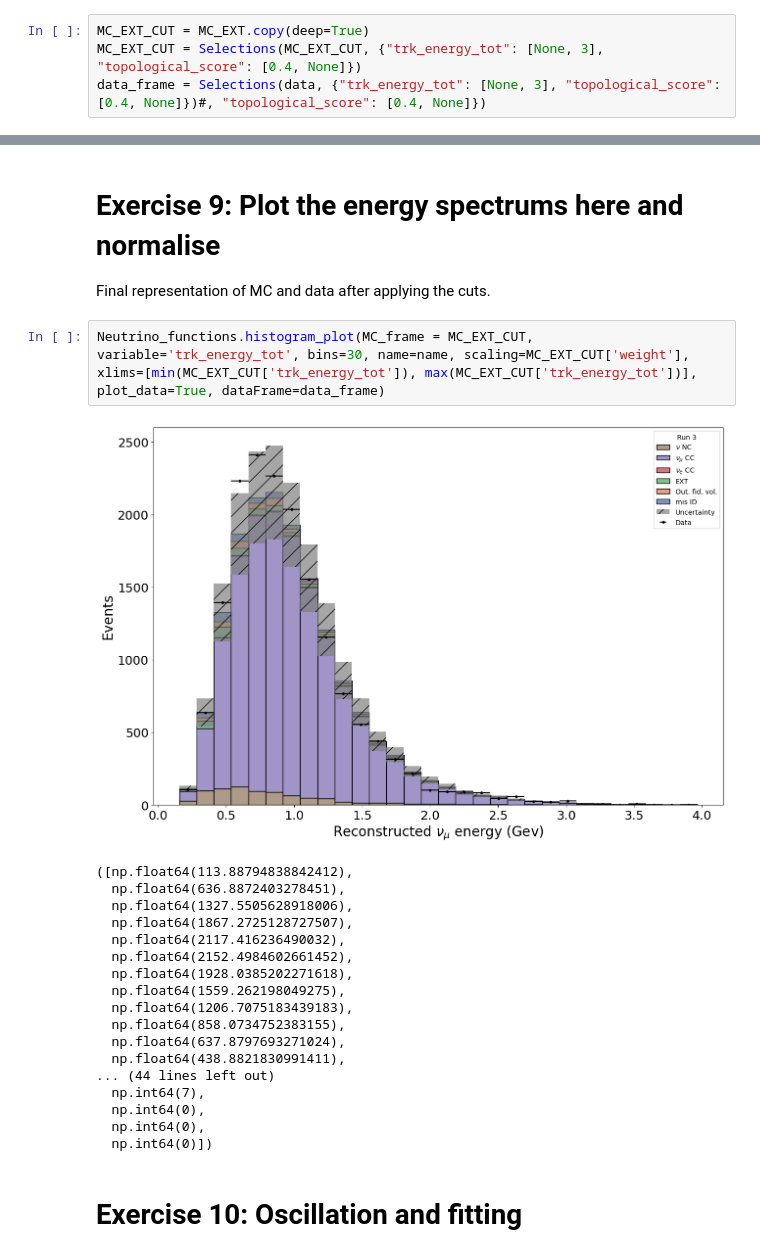
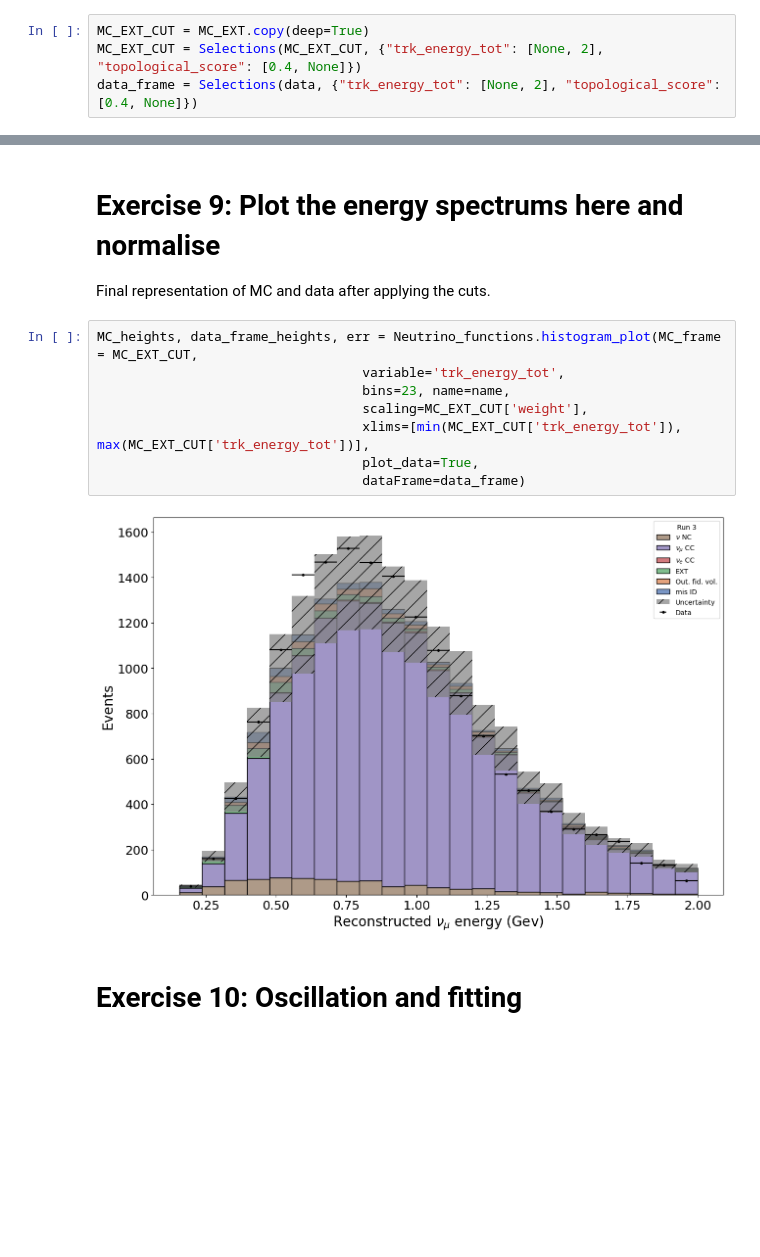
Before and after one commit to fredrikshaw/UOMLabs, a Jupyter notebook: MainAnalysis_template.ipynb, the cells around one changed output, grey strips where cells are left out. Saved outputs shown, nothing was run; the diff lists cells and outputs as text; blank space fills up the shorter version.

```diff
--- a/MainAnalysis_template.ipynb
+++ b/MainAnalysis_template.ipynb
@@ -400,6 +400,6 @@ def Selections(frame, cuts, return_params = False):
 ## Calls the selection function on the dataframes
 # %%
 MC_EXT_CUT = MC_EXT.copy(deep=True)
-MC_EXT_CUT = Selections(MC_EXT_CUT, {"trk_energy_tot": [None, 3], "topological_score": [0.4, None]})
-data_frame = Selections(data, {"trk_energy_tot": [None, 3], "topological_score": [0.4, None]})#, "topological_score": [0.4, None]})
+MC_EXT_CUT = Selections(MC_EXT_CUT, {"trk_energy_tot": [None, 2], "topological_score": [0.4, None]})
+data_frame = Selections(data, {"trk_energy_tot": [None, 2], "topological_score": [0.4, None]})
 # %% [output]
@@ -495,26 +495,15 @@ It is recommended to plot purity and efficiency after each variable cut.
 
 Final representation of MC and data after applying the cuts.
 # %%
-Neutrino_functions.histogram_plot(MC_frame = MC_EXT_CUT, variable='trk_energy_tot', bins=30, name=name, scaling=MC_EXT_CUT['weight'], xlims=[min(MC_EXT_CUT['trk_energy_tot']), max(MC_EXT_CUT['trk_energy_tot'])], plot_data=True, dataFrame=data_frame)
+MC_heights, data_frame_heights, err = Neutrino_functions.histogram_plot(MC_frame = MC_EXT_CUT,
+                                  variable='trk_energy_tot',
+                                  bins=23, name=name,
+                                  scaling=MC_EXT_CUT['weight'],
+                                  xlims=[min(MC_EXT_CUT['trk_energy_tot']), max(MC_EXT_CUT['trk_energy_tot'])],
+                                  plot_data=True,
+                                  dataFrame=data_frame)
 # %% [output]
-[figure, old version]
+[figure, new version]
-([np.float64(113.88794838842412),
-  np.float64(636.8872403278451),
-  np.float64(1327.5505628918006),
-  np.float64(1867.2725128727507),
-  np.float64(2117.416236490032),
-  np.float64(2152.4984602661452),
-  np.float64(1928.0385202271618),
-  np.float64(1559.262198049275),
-  np.float64(1206.7075183439183),
-  np.float64(858.0734752383155),
-  np.float64(637.8797693271024),
-  np.float64(438.8821830991411),
-... (44 lines left out)
-  np.int64(7),
-  np.int64(0),
-  np.int64(0),
-  np.int64(0)])
 # %% [markdown]
 # Exercise 10: Oscillation and fitting
 # %% [markdown]
```
Also changed, not shown: parts of 26 cells of this notebook, 1 other file.
